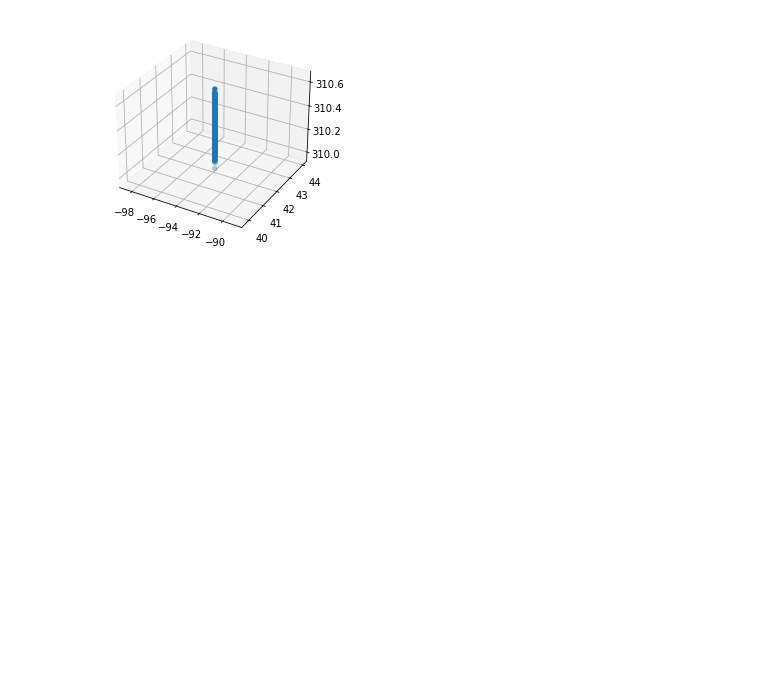
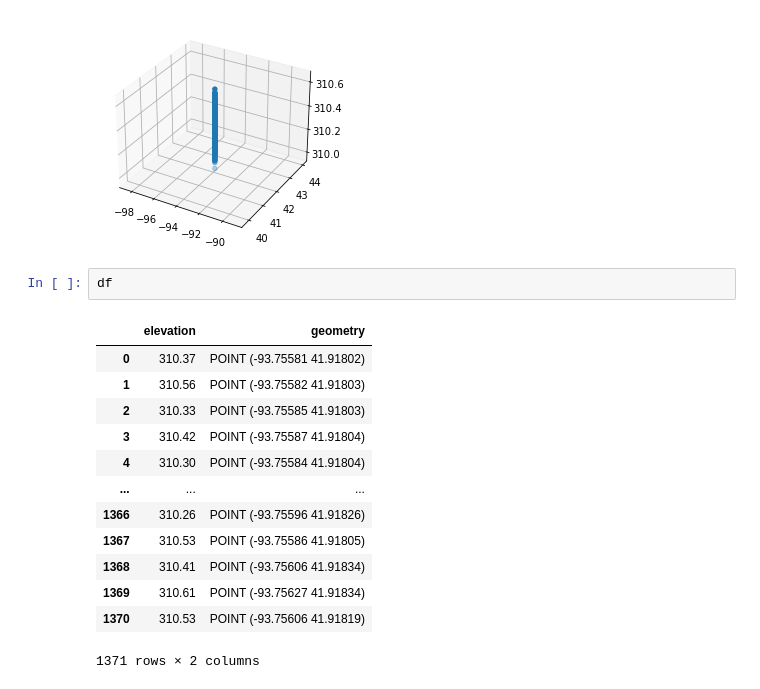
Before and after one commit to Ammon21/LIDAR_ETL, a Jupyter notebook: Expierment/test.ipynb, the cells around one changed output. Drawn from its saved outputs; the diff is of its cells as text; blank space fills up the shorter version.

Commit message:
Elevation and geometry dataframe

```diff
--- a/Expierment/test.ipynb
+++ b/Expierment/test.ipynb
@@ -192,3 +192,19 @@ ax.scatter(points[:,0], points[:,1], points[:,2])
 plt.show()
 # %% [output]
 [figure]
+# %%
+df
+# %% [output]
+|  | elevation | geometry |
+| 0 | 310.37 | POINT (-93.75581 41.91802) |
+| 1 | 310.56 | POINT (-93.75582 41.91803) |
+| 2 | 310.33 | POINT (-93.75585 41.91803) |
+| 3 | 310.42 | POINT (-93.75587 41.91804) |
+| 4 | 310.30 | POINT (-93.75584 41.91804) |
+| ... | ... | ... |
+| 1366 | 310.26 | POINT (-93.75596 41.91826) |
+| 1367 | 310.53 | POINT (-93.75586 41.91805) |
+| 1368 | 310.41 | POINT (-93.75606 41.91834) |
+| 1369 | 310.61 | POINT (-93.75627 41.91834) |
+| 1370 | 310.53 | POINT (-93.75606 41.91819) |
+1371 rows × 2 columns
```
